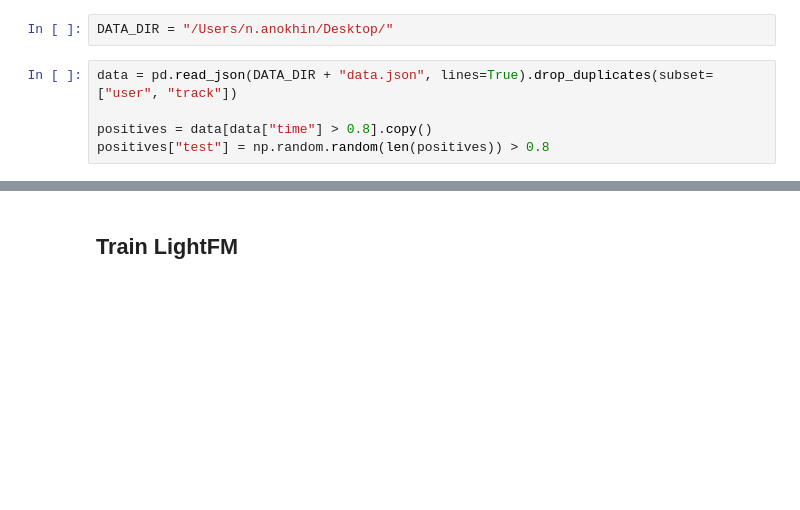
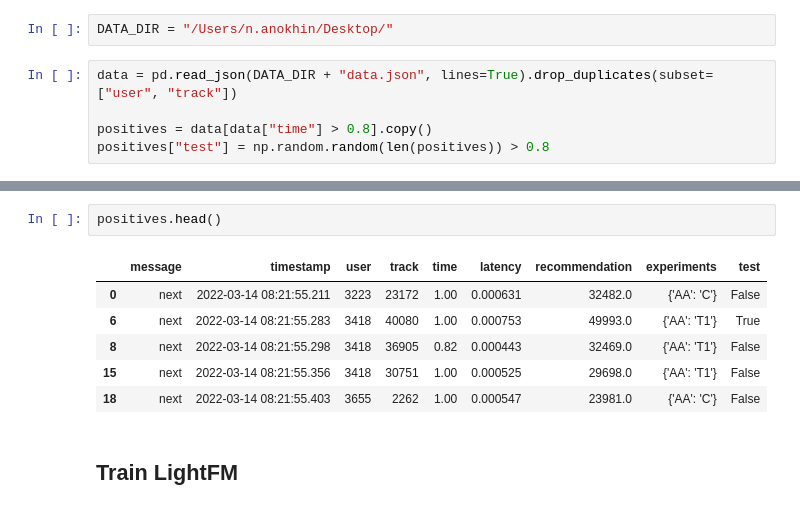
Before and after one commit to marychatte/Botify, a Jupyter notebook: jupyter/Week3Seminar.ipynb, the cells around one changed output, grey strips where cells are left out. Cells and saved outputs as stored; diff of their text form; blank space fills up the shorter version.

```diff
--- a/jupyter/Week3Seminar.ipynb
+++ b/jupyter/Week3Seminar.ipynb
@@ -27,3 +36,12 @@ positives["test"] = np.random.random(len(positives)) > 0.8
+# %%
+positives.head()
+# %% [output]
+|  | message | timestamp | user | track | time | latency | recommendation | experiments | test |
+| 0 | next | 2022-03-14 08:21:55.211 | 3223 | 23172 | 1.00 | 0.000631 | 32482.0 | {'AA': 'C'} | False |
+| 6 | next | 2022-03-14 08:21:55.283 | 3418 | 40080 | 1.00 | 0.000753 | 49993.0 | {'AA': 'T1'} | True |
+| 8 | next | 2022-03-14 08:21:55.298 | 3418 | 36905 | 0.82 | 0.000443 | 32469.0 | {'AA': 'T1'} | False |
+| 15 | next | 2022-03-14 08:21:55.356 | 3418 | 30751 | 1.00 | 0.000525 | 29698.0 | {'AA': 'T1'} | False |
+| 18 | next | 2022-03-14 08:21:55.403 | 3655 | 2262 | 1.00 | 0.000547 | 23981.0 | {'AA': 'C'} | False |
 # %% [markdown]
 ## Train LightFM
 # %%
```
Also changed, not shown: parts of 7 cells of this notebook, 4 other files.
